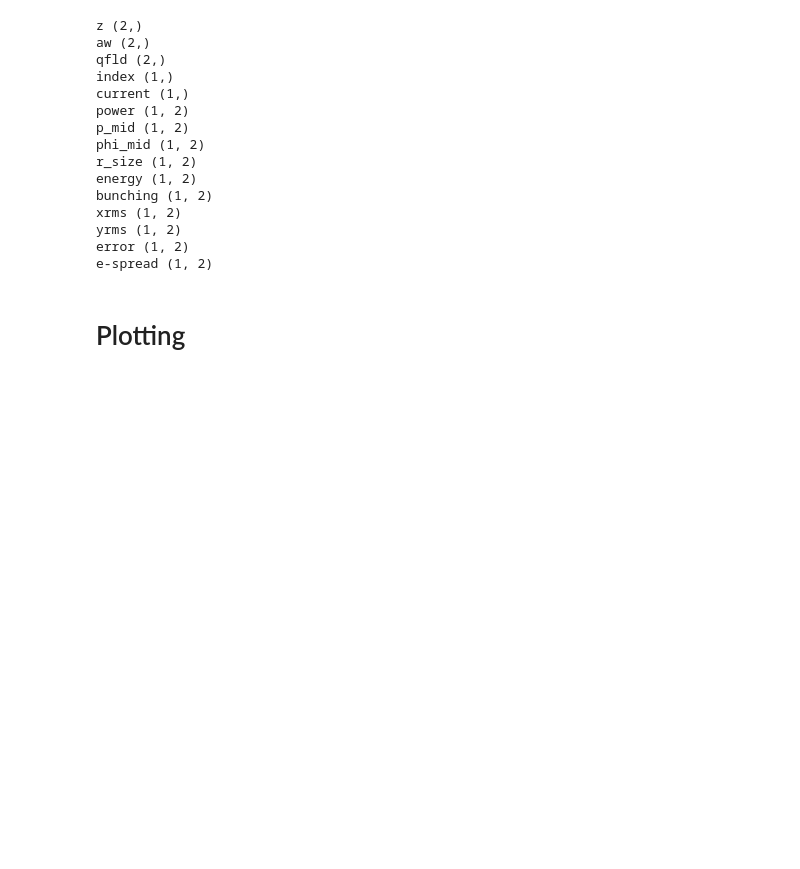
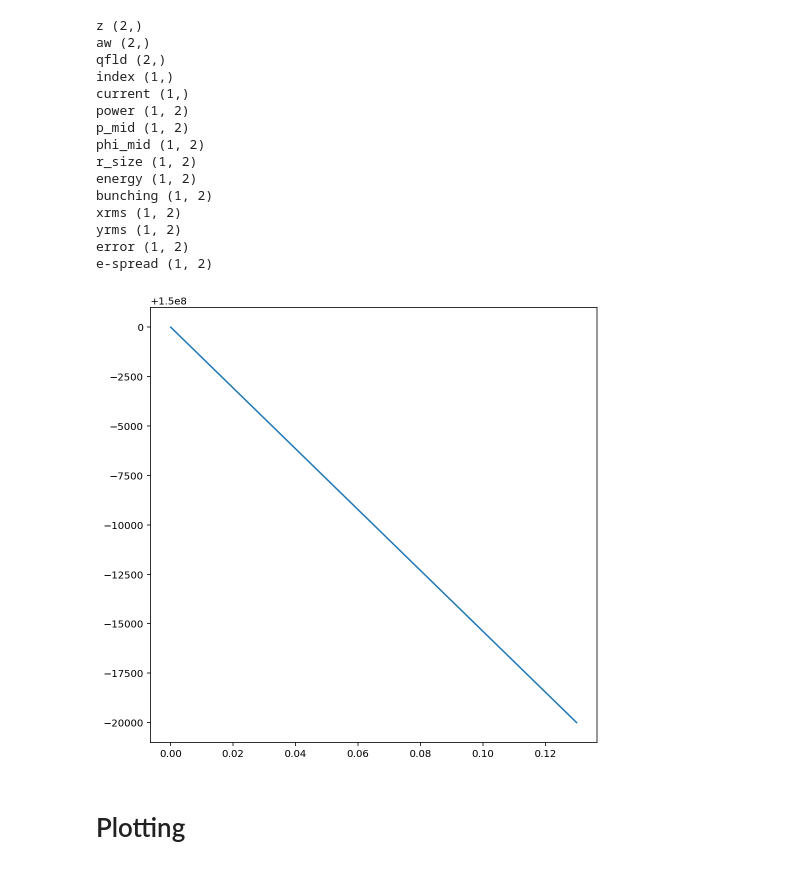
Before and after one commit to slaclab/lume-genesis, a Jupyter notebook: examples/example_parsing_genesis_out.ipynb, the cells around one changed output. Cells and saved outputs as stored; diff of their text form; code cells hidden in the pictures; blank space fills up the shorter version.

```diff
--- a/examples/example_parsing_genesis_out.ipynb
+++ b/examples/example_parsing_genesis_out.ipynb
@@ -45,5 +50,16 @@ xrms (1, 2)
 yrms (1, 2)
 error (1, 2)
 e-spread (1, 2)
+# %%
+
+z = data['z']
+
+for i in range(len(data['index'])):
+
+    power = data['power'][i, :]
+
+    plt.plot(z, power)
+# %% [output]
+[figure, added]
 # %% [markdown]
 # Plotting
```
Also changed, not shown: parts of 3 cells of this notebook, 9 other files.
